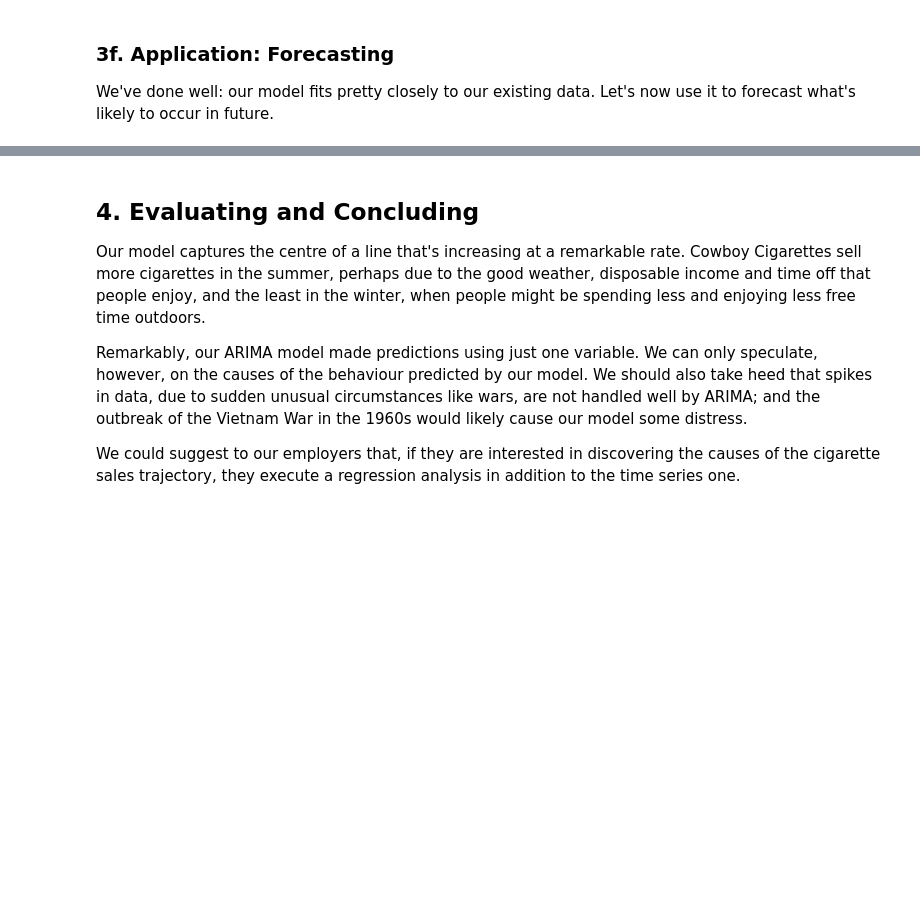
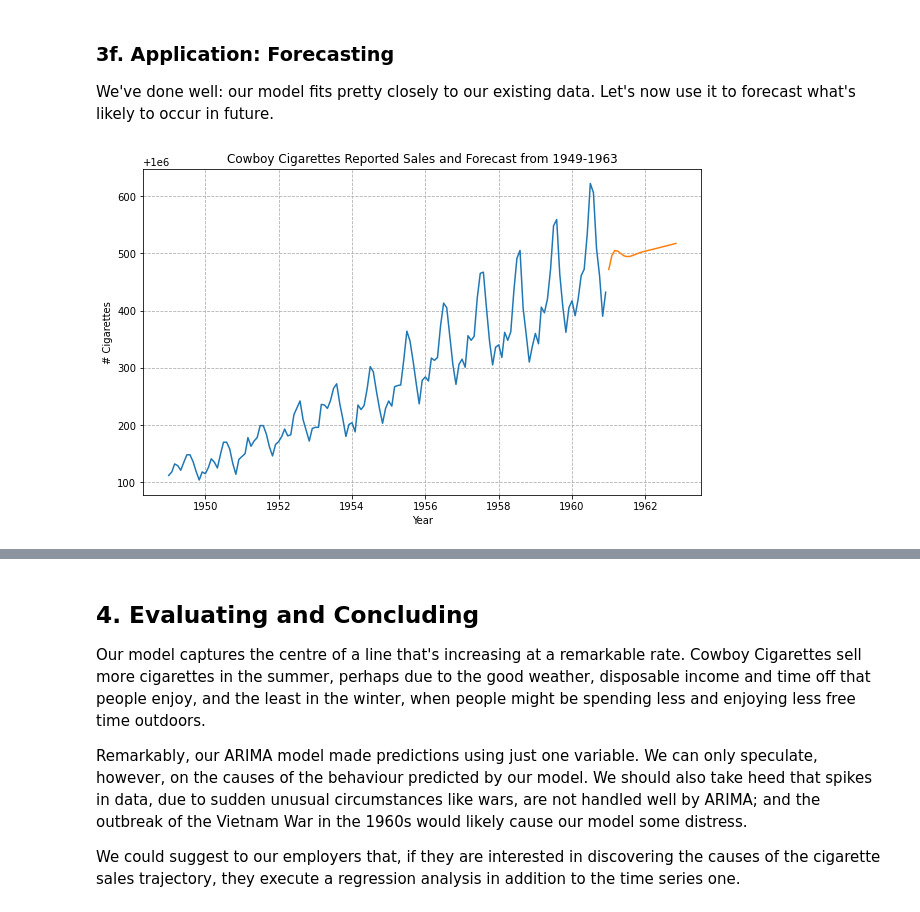
Before and after one commit to pablo-git8/Springboard-DS-Career-Track, a Jupyter notebook: Unit21-1_CowboyCigarretes_CS/Cowboy Cigarettes Case Study - Tier 3.ipynb, the cells around one changed output, grey strips where cells are left out. Cells and saved outputs as stored; diff of their text form; code cells hidden in the pictures; blank space fills up the shorter version.

```diff
--- a/Unit21-1_CowboyCigarretes_CS/Cowboy Cigarettes Case Study - Tier 3.ipynb
+++ b/Unit21-1_CowboyCigarretes_CS/Cowboy Cigarettes Case Study - Tier 3.ipynb
@@ -609,0 +603,29 @@ _ _ _
+# %%
+model = ARIMA(y_log, trend='t', order=(2,1,1))
+model_fit = model.fit()
+forecast = model_fit.forecast(24) # For later use
+
+# Declare a variable called forecast_period with the amount of months to forecast, and
+# create a range of future dates that is the length of the periods you've chosen to forecast
+forecast_period = 24
+date_range = pd.date_range(y_log.index[-1], periods=24, freq='MS').strftime("%Y-%m-%d").tolist()
+
+# Convert that range into a dataframe that includes your predictions
+future_months = pd.DataFrame(date_range, columns=['Month'])
+# Let's now convert the 'Month' column to a datetime object with to_datetime
+future_months['Month'] = pd.to_datetime(future_months['Month'])
+future_months.set_index('Month', inplace = True)
+future_months['Prediction'] = forecast
+
+# Plot your future predictions
+# Call figure() on plt
+plt.figure(figsize=(10,6))
+plt.plot(y)
+plt.plot(np.exp(y_log['Nov 1960'].append(future_months['Prediction'])))
+plt.xlabel('Year')
+plt.ylabel('# Cigarettes')
+plt.title('Cowboy Cigarettes Reported Sales and Forecast from 1949-1963')
+plt.grid(linestyle='--')
+plt.show()
+# %% [output]
+[figure, added]
```
Also changed, not shown: parts of 8 cells of this notebook.
